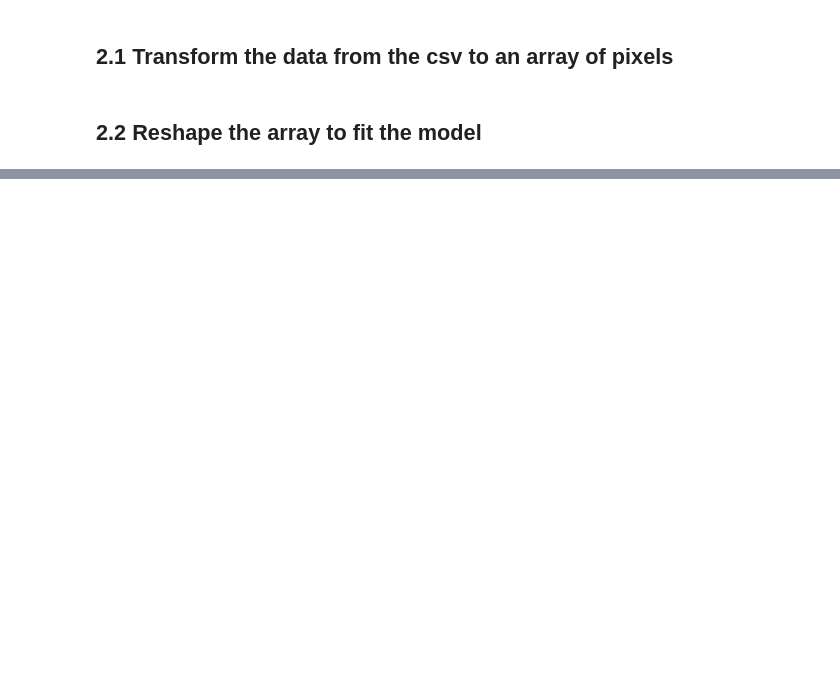
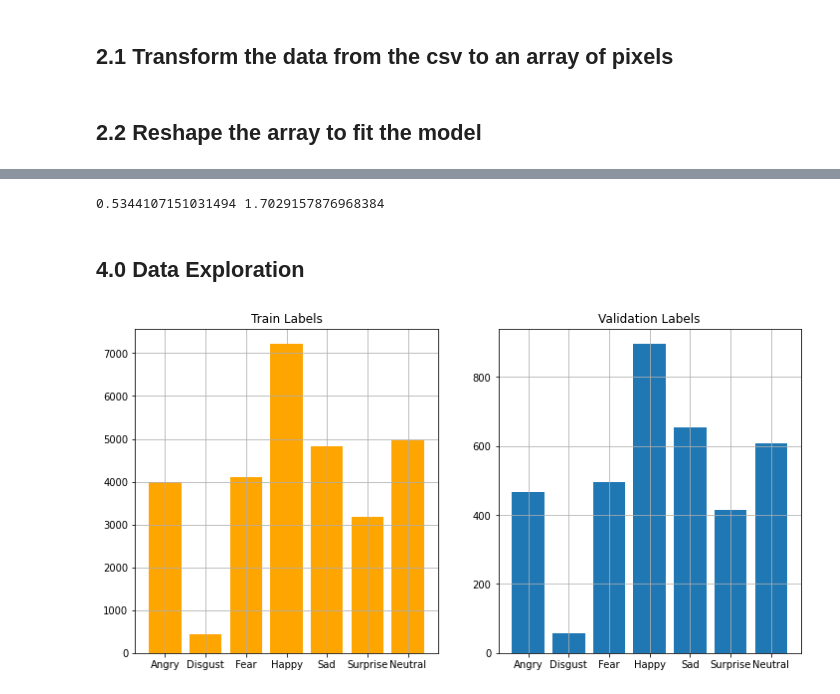
Before and after one commit to jorgecompleto/Facial_Recognition_Deep_Learning, a Jupyter notebook: Facial_Recognition_CNN.ipynb, the cells around one changed output, grey strips where cells are left out. Cells and saved outputs as stored; diff of their text form; code cells hidden in the pictures; blank space fills up the shorter version.

```diff
--- a/Facial_Recognition_CNN.ipynb
+++ b/Facial_Recognition_CNN.ipynb
@@ -122,0 +154,4 @@ nothing added to commit but untracked files present (use "git add" to track)
+# %%
+train_labels = to_categorical(train_image_label)
+val_labels = to_categorical(val_image_label)
+test_labels = to_categorical(test_image_label)
@@ -122,0 +162,9 @@ nothing added to commit but untracked files present (use "git add" to track)
+# %%
+model = models.Sequential()
+model.add(layers.Conv2D(32, (3, 3), activation= 'relu', input_shape= (48, 48, 1)))
+model.add(layers.MaxPooling2D((2, 2)))
+model.add(layers.Conv2D(64, (3, 3), activation= 'relu'))
+model.add(layers.MaxPooling2D((2, 2)))
+model.add(layers.Conv2D(64, (3, 3), activation= 'relu'))
+
+model.summary()
@@ -122,0 +191,4 @@ nothing added to commit but untracked files present (use "git add" to track)
+# %%
+model.add(layers.Flatten())
+model.add(layers.Dense(64, activation= 'relu'))
+model.add(layers.Dense(7, activation= 'softmax'))
@@ -122,0 +217,6 @@ nothing added to commit but untracked files present (use "git add" to track)
+# %%
+model.compile(optimizer= Adam(lr= 0.0001, decay= 1e-6),
+              loss= 'categorical_crossentropy',
+              metrics= ['accuracy'])
+
+model.fit(train_images, train_labels, epochs= 50, batch_size= 64)
@@ -122,0 +246,10 @@ nothing added to commit but untracked files present (use "git add" to track)
+# %%
+print(test_acc, test_loss)
+# %% [output]
+0.5344107151031494 1.7029157876968384
+# %% [markdown]
+## 4.0 Data Exploration
+# %%
+plot_compare_distributions(train_labels, val_labels, title1= 'Train Labels', title2= 'Validation Labels')
+# %% [output]
+[figure, added]
```
Also changed, not shown: parts of 25 cells of this notebook.
